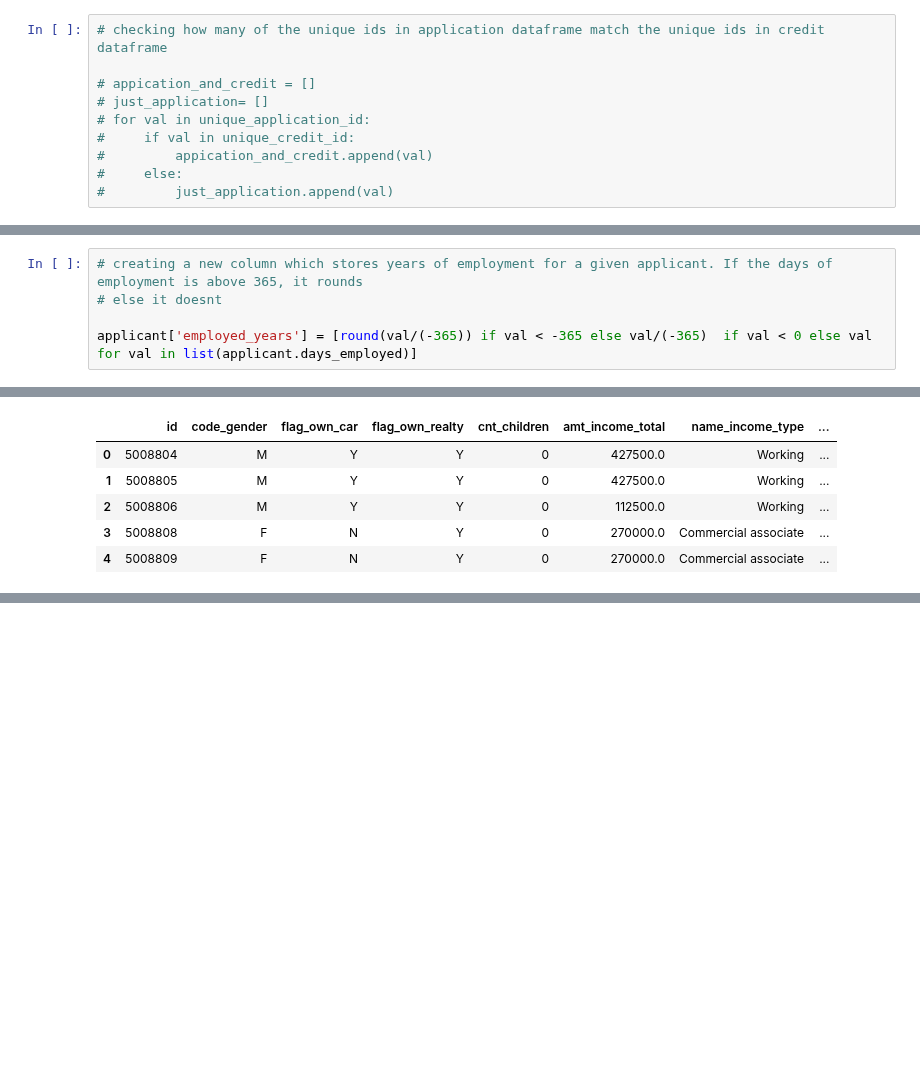
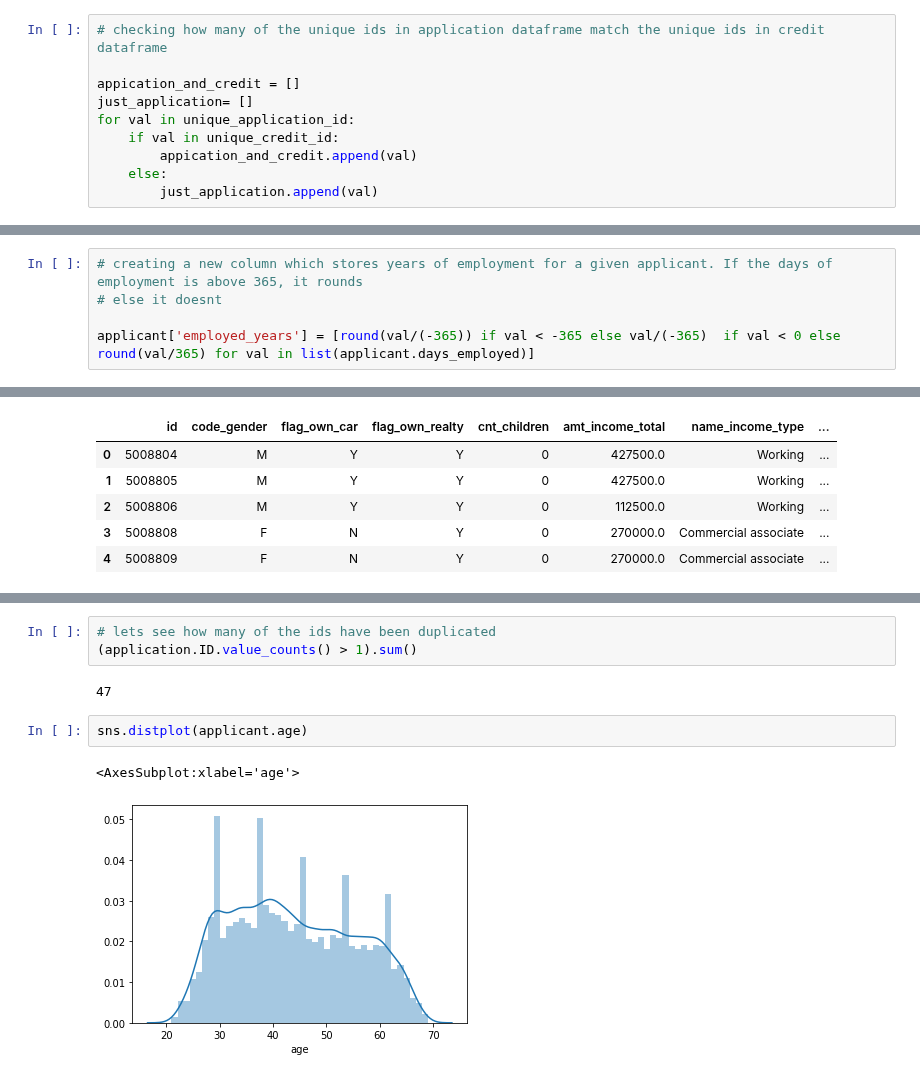
Before and after one commit to credit-risk-management-predictor/credit-risk-management-predictor, a Jupyter notebook: bibek-acquire-wrangle.ipynb, the cells around one changed output, grey strips where cells are left out. Cells and saved outputs as stored; diff of their text form; blank space fills up the shorter version.

```diff
--- a/bibek-acquire-wrangle.ipynb
+++ b/bibek-acquire-wrangle.ipynb
@@ -118,13 +122,13 @@ unique_credit_id = list(credit.ID.unique())
 # %%
 # checking how many of the unique ids in application dataframe match the unique ids in credit dataframe
 
-# appication_and_credit = []
-# just_application= []
-# for val in unique_application_id:
-#     if val in unique_credit_id:
-#         appication_and_credit.append(val)
-#     else:
-#         just_application.append(val)
+appication_and_credit = []
+just_application= []
+for val in unique_application_id:
+    if val in unique_credit_id:
+        appication_and_credit.append(val)
+    else:
+        just_application.append(val)
 # %%
 # IDs in both application and credit
 # len(appication_and_credit)
@@ -271,7 +275,7 @@ applicant['age'] = round(applicant.days_birth/(-365))
 # creating a new column which stores years of employment for a given applicant. If the days of employment is above 365, it rounds
 # else it doesnt
 
-applicant['employed_years'] = [round(val/(-365)) if val < -365 else val/(-365)  if val < 0 else val for val in list(applicant.days_employed)]
+applicant['employed_years'] = [round(val/(-365)) if val < -365 else val/(-365)  if val < 0 else round(val/365) for val in list(applicant.days_employed)]
 # %%
 # lets take a look at our data now
 applicant.head()
@@ -284,0 +299,10 @@ applicant.head()
+# %%
+# lets see how many of the ids have been duplicated
+(application.ID.value_counts() > 1).sum()
+# %% [output]
+47
+# %%
+sns.distplot(applicant.age)
+# %% [output]
+<AxesSubplot:xlabel='age'>
+[figure, added]
```
Also changed, not shown: parts of 20 cells of this notebook.
